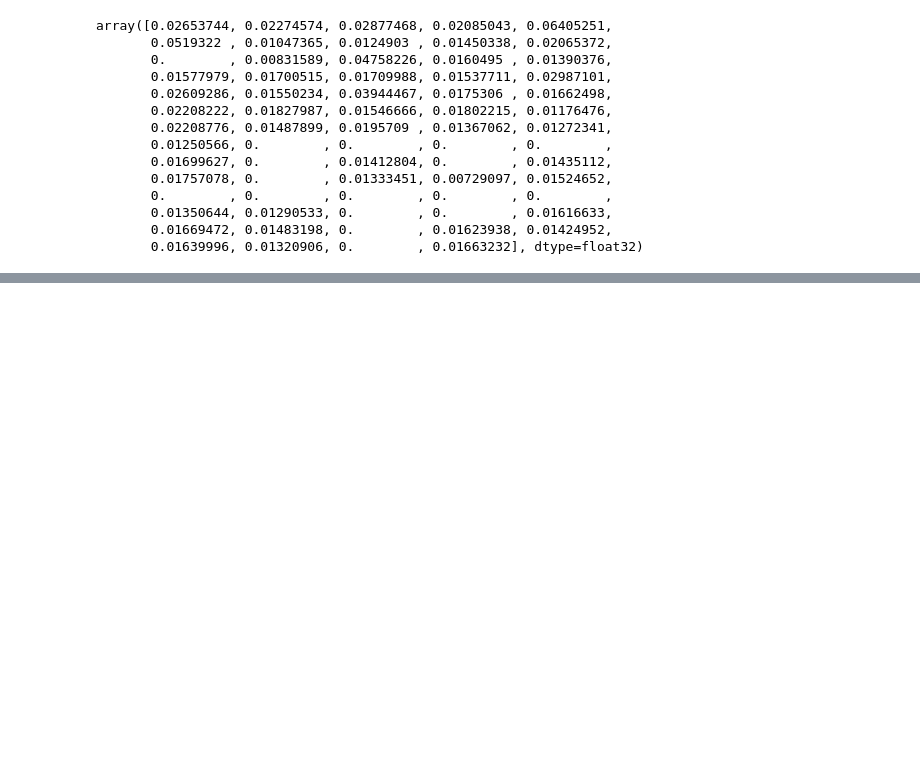
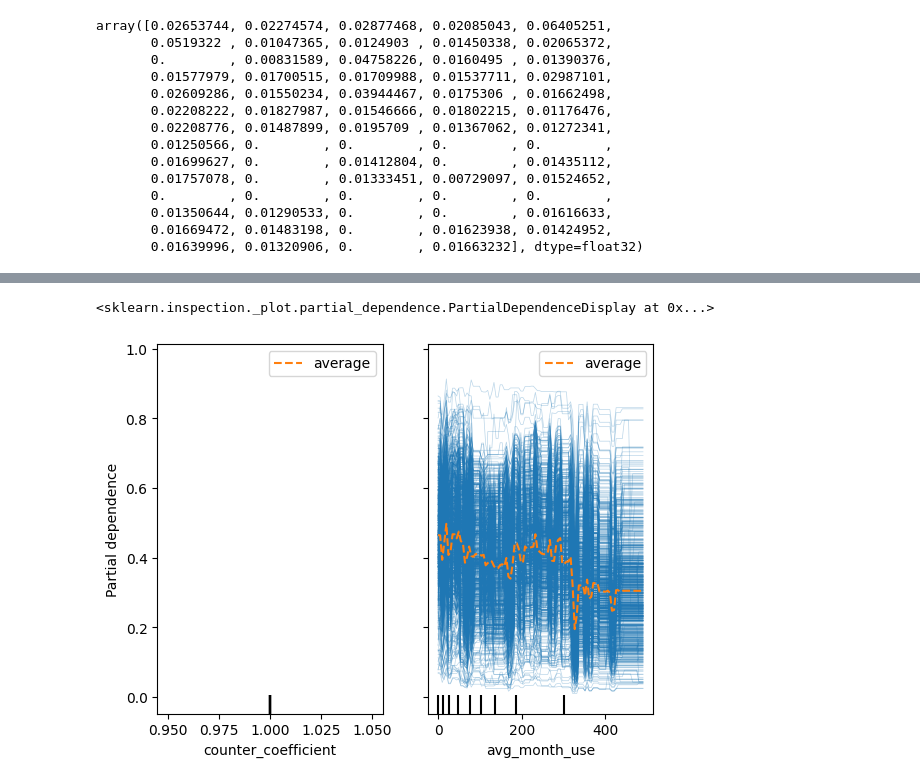
Before and after one commit to TomPreto/Fraud-Detection-ML, a Jupyter notebook: AW_error_features.ipynb, the cells around one changed output, grey strips where cells are left out. Saved outputs shown, nothing was run; the diff lists cells and outputs as text; code cells hidden in the pictures; blank space fills up the shorter version.

```diff
--- a/AW_error_features.ipynb
+++ b/AW_error_features.ipynb
@@ -366,0 +403,6 @@ array([0.02653744, 0.02274574, 0.02877468, 0.02085043, 0.06405251,
+# %%
+features = [60, 66]
+PartialDependenceDisplay.from_estimator(model1, x_test_final, features, kind='both')
+# %% [output]
+<sklearn.inspection._plot.partial_dependence.PartialDependenceDisplay at 0x...>
+[figure, added]
```
Also changed, not shown: parts of 7 cells of this notebook.
